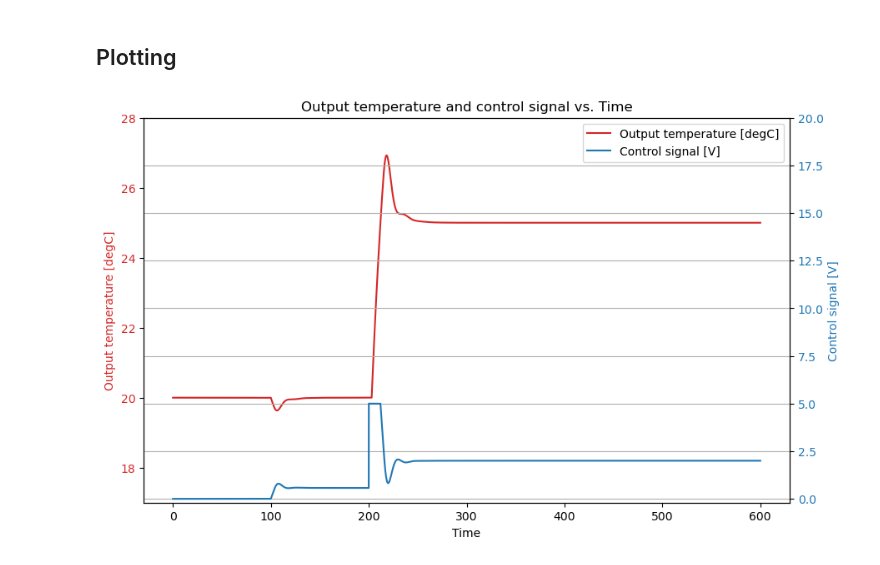
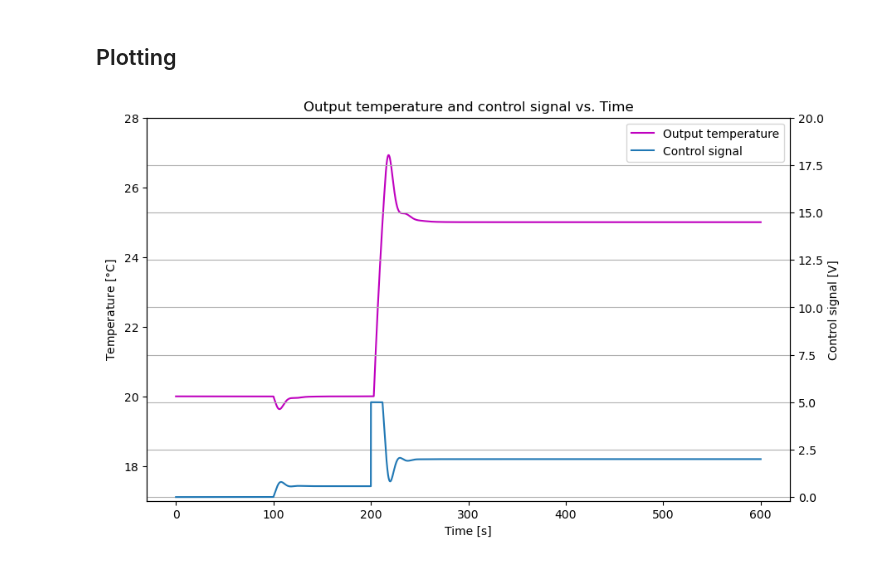
Before and after one commit to cmbNor/Advanced-Control-Implementation-with-Modelica, a Jupyter notebook: PythonSourceCode/AirHeaterFMUWithPID/1-AirHeaterFMUtoPID.ipynb, the cells around one changed output. Cells and saved outputs as stored; diff of their text form; code cells hidden in the pictures.

Commit message:
Reformating plots. Remove color and add units

```diff
--- a/PythonSourceCode/AirHeaterFMUWithPID/1-AirHeaterFMUtoPID.ipynb
+++ b/PythonSourceCode/AirHeaterFMUWithPID/1-AirHeaterFMUtoPID.ipynb
@@ -147,40 +147,38 @@ outputs = result['outputs']
 # Create a figure with two subplots
 fig, ax1 = plt.subplots(figsize=(10, 6))
 
 # Plot the first variable (Output temperature) on the first y-axis (ax1)
-color = 'tab:red'
-ax1.set_xlabel('Time')
-ax1.set_ylabel('Output temperature [degC]', color=color)
-ax1.plot(time, outputs, label='Output temperature [degC]', color=color)
-ax1.tick_params(axis='y', labelcolor=color)
+ax1.set_xlabel('Time [s]')
+ax1.set_ylabel((r'Temperature [$\degree$C]'))
+ax1.plot(time, outputs, 'm', label='Output temperature')
+ax1.tick_params(axis='y')
 
 # Set the y-axis limits for the output temperature subplot
 ax1.set_ylim(17, 28)
 
 # Create a second y-axis (ax2) for the second variable (Control signal)
 ax2 = ax1.twinx()  # Share the same x-axis
-color = 'tab:blue'
-ax2.set_ylabel('Control signal [V]', color=color)
-ax2.plot(time, inputs, label='Control signal [V]', color=color)
-ax2.tick_params(axis='y', labelcolor=color)
+ax2.set_ylabel('Control signal [V]')
+ax2.plot(time, inputs, label='Control signal')
+ax2.tick_params(axis='y')
 
 # Set the y-axis limits for the control signal subplot
 ax2.set_ylim(-0.2, 20)
 
 # Customize the plot
 plt.title('Output temperature and control signal vs. Time')
 
 # Add legends
 lines, labels = ax1.get_legend_handles_labels()
 lines2, labels2 = ax2.get_legend_handles_labels()
 ax2.legend(lines + lines2, labels + labels2, loc='upper right')
 
 plt.grid(True)
 
 # Save a copy of the plot
 plt.savefig('plots/FMUairHeaterPID.png', dpi=300, bbox_inches='tight')
 
 # Show the plot
 plt.show()
 # %% [output]
-[figure, old version]
+[figure, new version]
```
Also changed, not shown: 11 other files.
